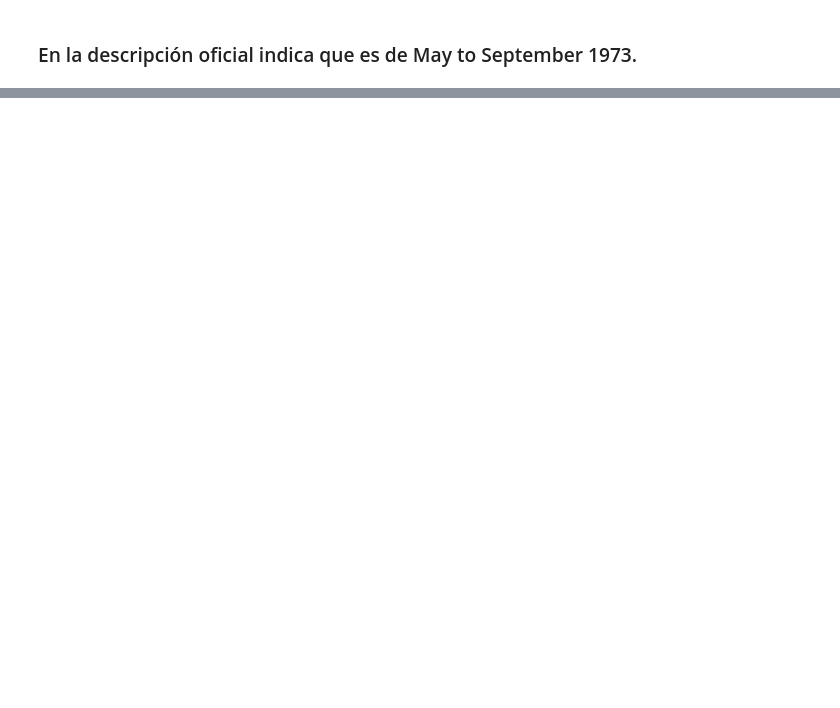
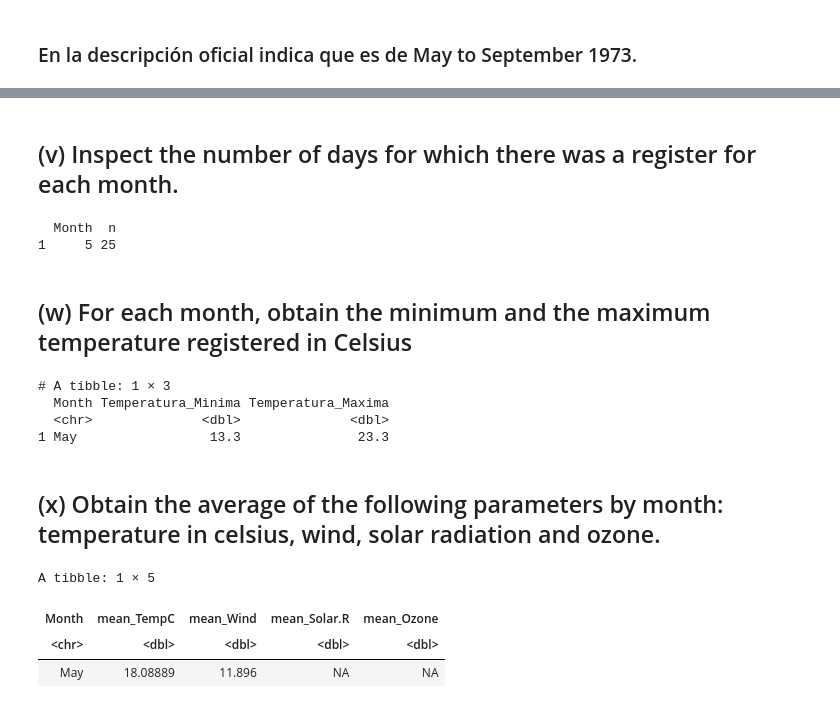
Before and after one commit to Xaviercv93/DataMinningMachineLearning, a Jupyter notebook: notebooks/practica01-r.ipynb, the cells around one changed output, grey strips where cells are left out. Saved outputs shown, nothing was run; the diff lists cells and outputs as text; code cells hidden in the pictures; blank space fills up the shorter version.

```diff
--- a/notebooks/practica01-r.ipynb
+++ b/notebooks/practica01-r.ipynb
@@ -390,0 +444,5 @@ A data.frame: 6 × 10
+# %%
+airquality22 <- airquality22 %>%
+    mutate(TempC = (Temp - 32) * (5/9))
+
+airquality22
@@ -390,0 +471,9 @@ A data.frame: 6 × 10
+# %%
+# Ordenar los datos por temperatura en orden descendente
+airquality22 <- airquality22 %>% arrange(desc(TempC))
+
+# Seleccionar los 30 días más calurosos
+hottest_days <- head(airquality22, 30)
+
+# Imprimir los 30 días más calurosos
+print(hottest_days)
@@ -390,0 +525,38 @@ A data.frame: 6 × 10
+# %% [markdown]
+## (v) Inspect the number of days for which there was a register for each month.
+# %%
+# Contar el número de días por mes
+registros_por_mes <- airquality22 %>% count(Month)
+
+# Imprimir el número de días por mes
+print(registros_por_mes)
+# %% [output]
+  Month  n
+1     5 25
+# %% [markdown]
+## (w) For each month, obtain the minimum and the maximum temperature registered in Celsius
+# %%
+# Agrupar los datos por mes y calcular la temperatura mínima y máxima
+temperaturas_por_mes <- airquality22 %>%
+  group_by(Month) %>%
+  summarize(Temperatura_Minima = min(TempC, na.rm = TRUE),
+            Temperatura_Maxima = max(TempC, na.rm = TRUE))
+
+# Imprimir las temperaturas mínimas y máximas por mes
+print(temperaturas_por_mes)
+# %% [output]
+# A tibble: 1 × 3
+  Month Temperatura_Minima Temperatura_Maxima
+  <chr>              <dbl>              <dbl>
+1 May                 13.3               23.3
+# %% [markdown]
+## (x) Obtain the average of the following parameters by month: temperature in celsius, wind, solar radiation and ozone.
+# %%
+airquality22 %>%
+    group_by(Month) %>%
+    summarize(mean_TempC = mean(TempC), mean_Wind = mean(Wind), mean_Solar.R = mean(Solar.R), mean_Ozone = mean(Ozone))
+# %% [output]
+A tibble: 1 × 5
+| Month | mean_TempC | mean_Wind | mean_Solar.R | mean_Ozone |
+| <chr> | <dbl> | <dbl> | <dbl> | <dbl> |
+| May | 18.08889 | 11.896 | NA | NA |
```
Also changed, not shown: parts of 19 cells of this notebook.
